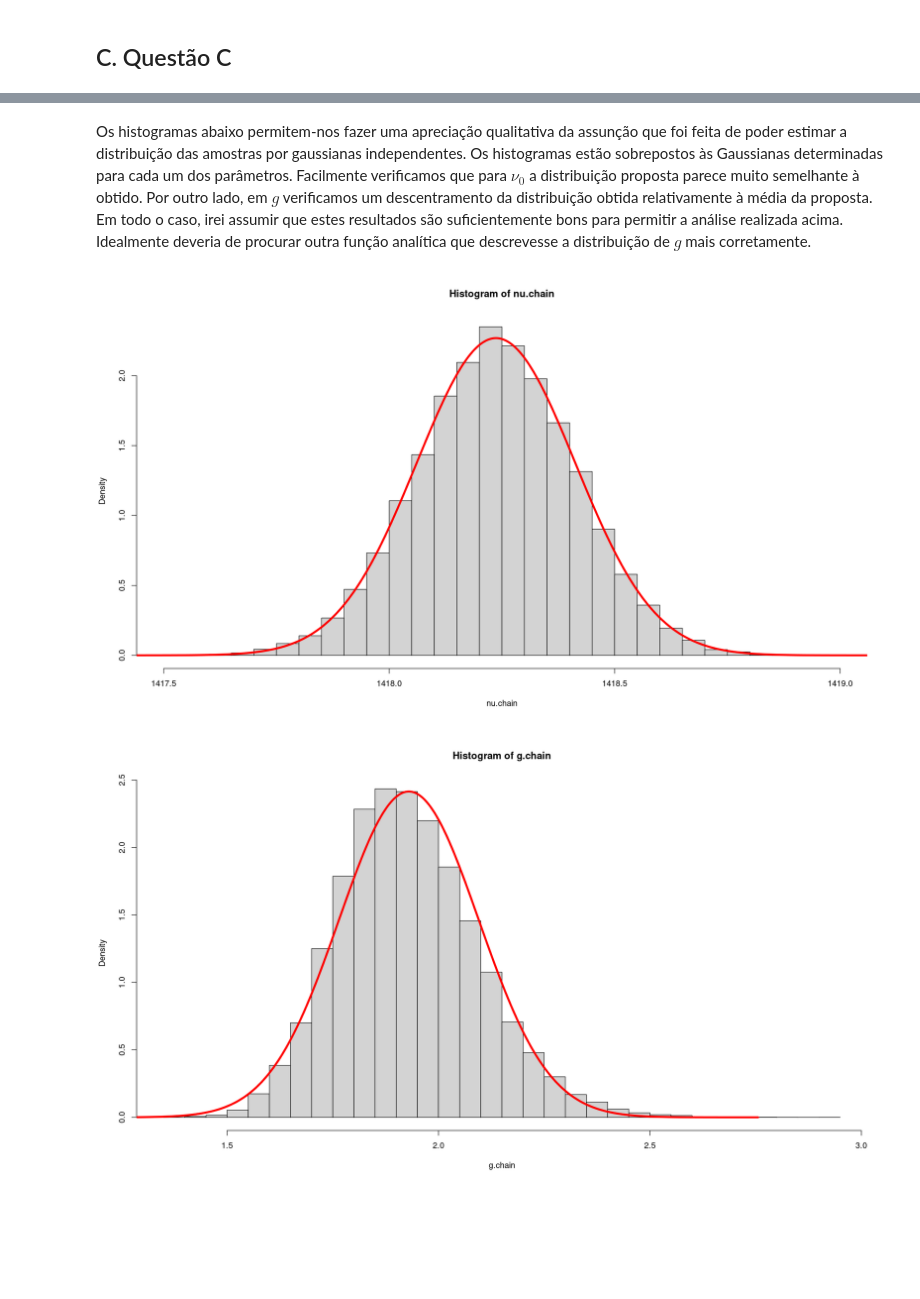
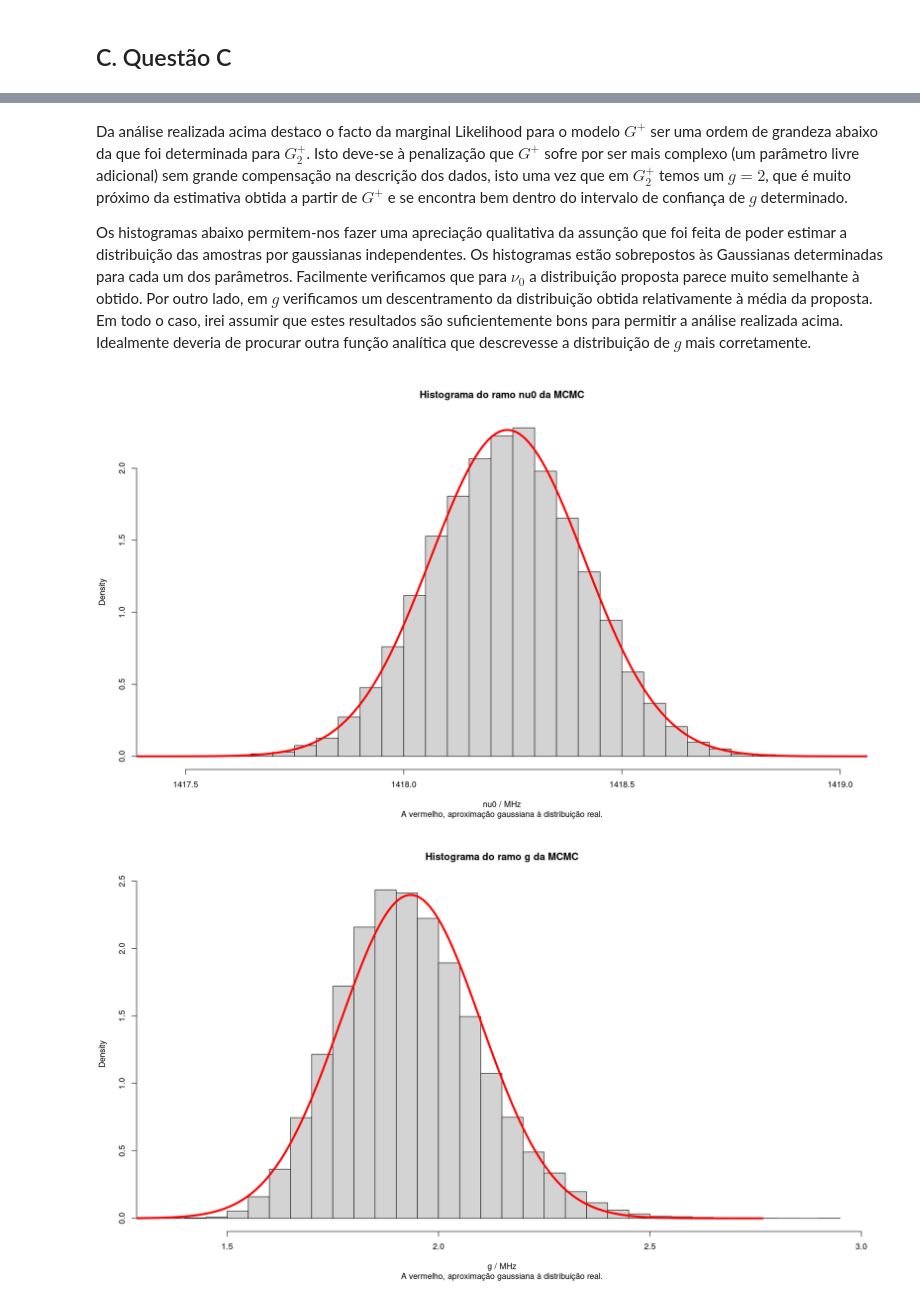
Before and after one commit to cesarium/da-bayesian-star, a Jupyter notebook: notebook_antonio_cesario.ipynb, the cells around one changed output, grey strips where cells are left out. Cells and saved outputs as stored; diff of their text form; code cells hidden in the pictures; blank space fills up the shorter version.

```diff
--- a/notebook.ipynb
+++ b/notebook_antonio_cesario.ipynb
@@ -1160,7 +1164,7 @@ t_g = 2
 t_nu = nu0_moda
 
 # Number of Iterations and time for Thermalization
-N.therm = 100
+N.therm = 1e+3
 N.iterations = 1e+5
 
 # Computing MCMC
@@ -1357,29 +1363,37 @@ Assumindo que as amostras de nu0 e g têm um perfil gaussiano,
 
          g_mediana =  1.92
 # %% [markdown]
+Da análise realizada acima destaco o facto da marginal Likelihood para o modelo $G^+$ ser uma ordem de grandeza abaixo da que foi determinada para $G_2^+$. Isto deve-se à penalização que $G^+$ sofre por ser mais complexo (um parâmetro livre adicional) sem grande compensação na descrição dos dados, isto uma vez que em $G_2^+$ temos um $g=2$, que é muito próximo da estimativa obtida a partir de $G^+$ e se encontra bem dentro do intervalo de confiança de $g$ determinado.
+
 Os histogramas abaixo permitem-nos fazer uma apreciação qualitativa da assunção que foi feita de poder estimar a distribuição das amostras por gaussianas independentes. Os histogramas estão sobrepostos às Gaussianas determinadas para cada um dos parâmetros. Facilmente verificamos que para $\nu_0$ a distribuição proposta parece muito semelhante à obtido. Por outro lado, em $g$ verificamos um descentramento da distribuição obtida relativamente à média da proposta. Em todo o caso, irei assumir que estes resultados são suficientemente bons para permitir a análise realizada acima. Idealmente deveria de procurar outra função analítica que descrevesse a distribuição de $g$ mais corretamente.
 # %%
 # Histograma p/ nu
-hist(nu.chain,freq=FALSE,breaks=40)
+hist(nu.chain, freq=FALSE, breaks=40,
+     xlab = 'nu0 / MHz',
+     main = 'Histograma do ramo nu0 da MCMC',
+     sub = 'A vermelho, aproximação gaussiana à distribuição real.')
 
 x_vals = seq(m_mean.nu - 5*m_sd.nu,
              m_mean.nu + 5*m_sd.nu,
              length.out = 1000)
 y_fit = dnorm( x_vals, mean=m_mean.nu, sd=m_sd.nu )
 lines(x_vals,y_fit,lwd=4,col='red')
 
 # Histograma p/ g
-hist(g.chain,freq=FALSE,breaks=40)
+hist(g.chain, freq=FALSE, breaks=40,
+     xlab = 'g / MHz',
+     main= 'Histograma do ramo g da MCMC',
+     sub = 'A vermelho, aproximação gaussiana à distribuição real.')
 
 x_vals = seq(m_mean.g - 5*m_sd.g,
              m_mean.g + 5*m_sd.g,
              length.out = 1000)
 
 y_fit = dnorm( x_vals, mean=m_mean.g, sd=m_sd.g )
 lines(x_vals,y_fit,lwd=4,col='red')
 # %% [output]
-[figure, old version]
+[figure, new version]
-[figure, old version]
+[figure, new version]
 # %%
 # Gp.posterior <- function(nu,g){ vec_unnormalized.posterior(nu,g) / m_estimate }
 # m_estimate
```
Also changed, not shown: parts of 21 cells of this notebook, 5 other files.
